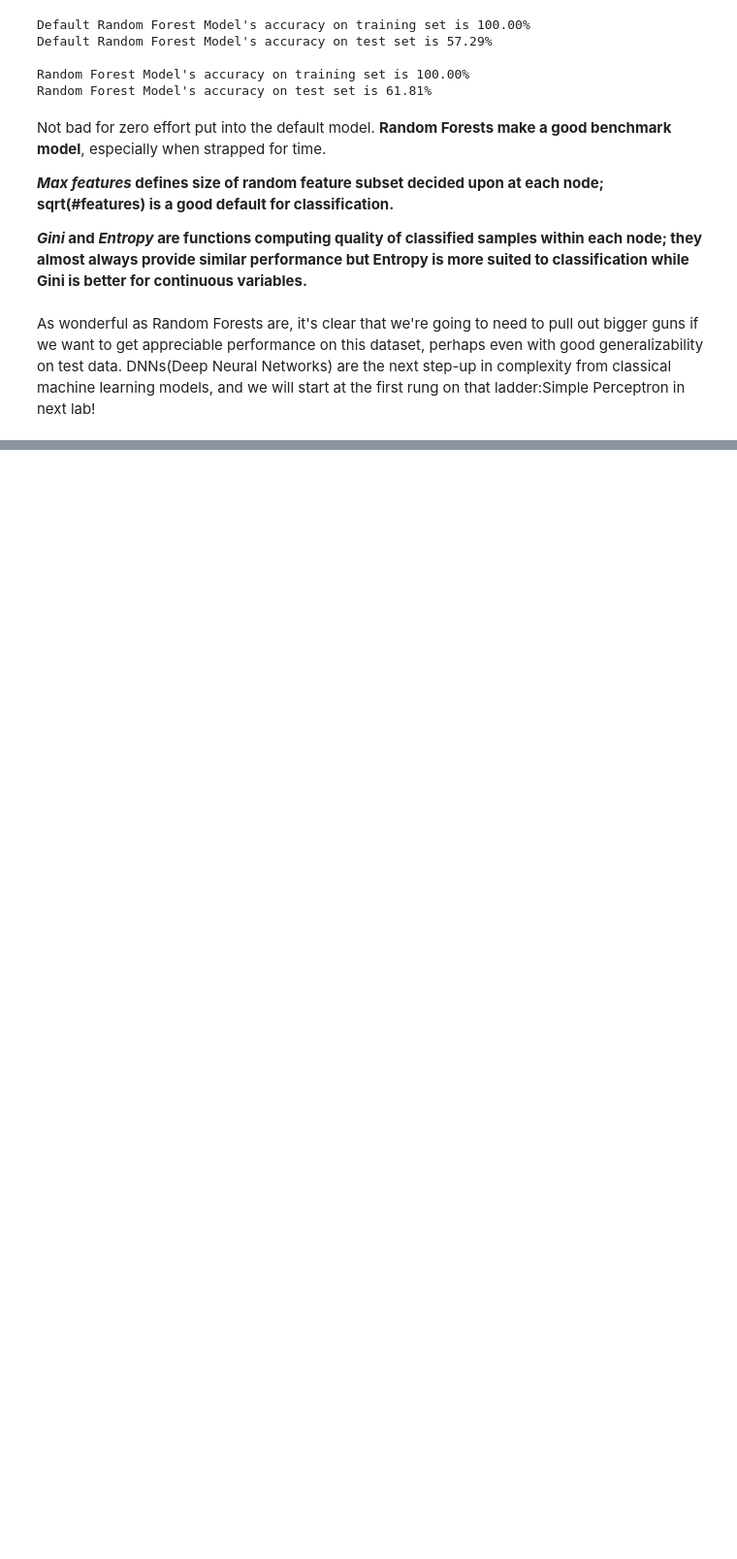
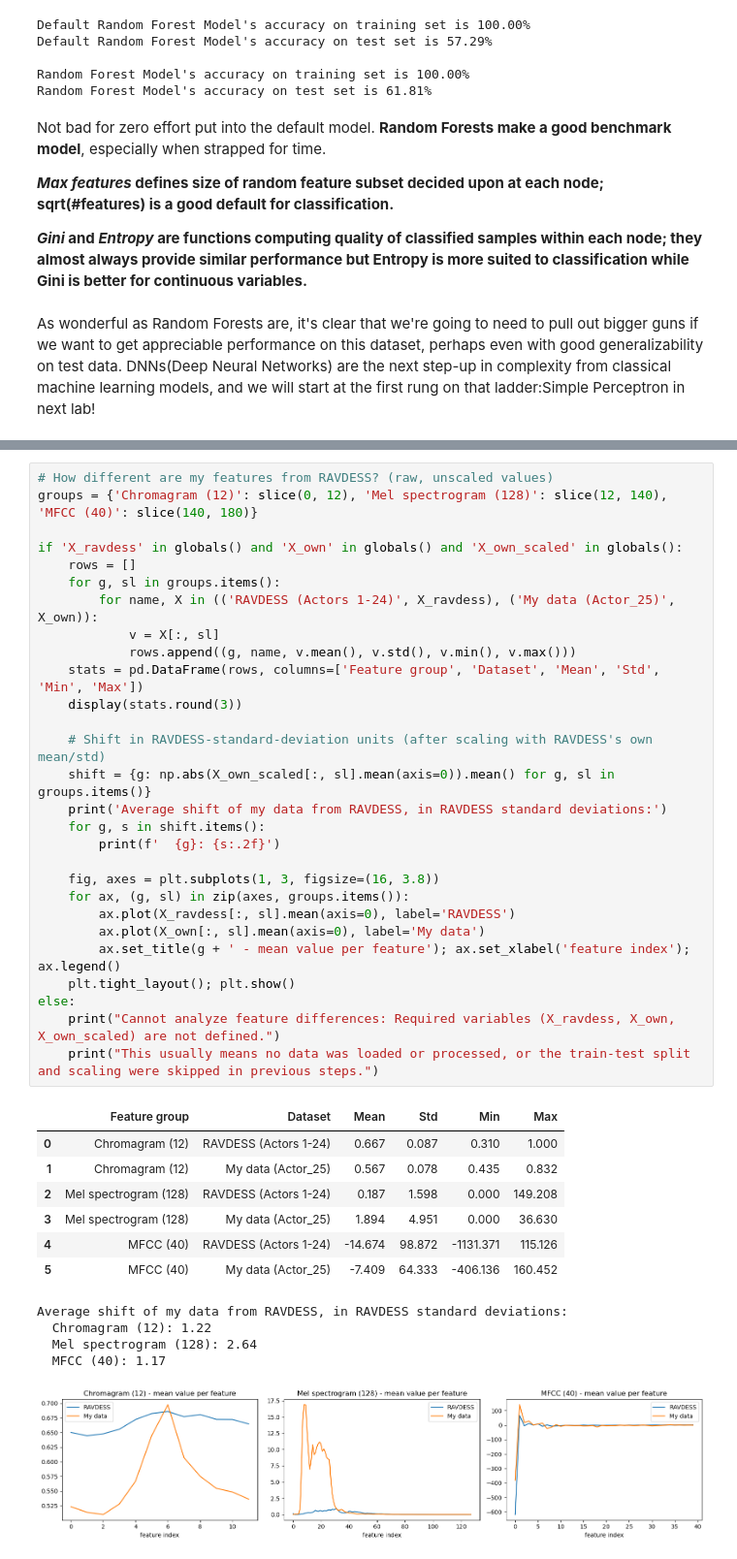
Before and after one commit to sherleen-13/my-repo-1, a Jupyter notebook: Week_3_MachineLearning.ipynb, the cells around one changed output, grey strips where cells are left out. Shown at 97% size. Saved outputs shown, nothing was run; the diff lists cells and outputs as text; blank space fills up the shorter version.

```diff
--- a/Week_3_MachineLearning.ipynb
+++ b/Week_3_MachineLearning.ipynb
@@ -621,0 +818,41 @@ As wonderful as Random Forests are, it's clear that we're going to need to pull
+# %%
+# How different are my features from RAVDESS? (raw, unscaled values)
+groups = {'Chromagram (12)': slice(0, 12), 'Mel spectrogram (128)': slice(12, 140), 'MFCC (40)': slice(140, 180)}
+
+if 'X_ravdess' in globals() and 'X_own' in globals() and 'X_own_scaled' in globals():
+    rows = []
+    for g, sl in groups.items():
+        for name, X in (('RAVDESS (Actors 1-24)', X_ravdess), ('My data (Actor_25)', X_own)):
+            v = X[:, sl]
+            rows.append((g, name, v.mean(), v.std(), v.min(), v.max()))
+    stats = pd.DataFrame(rows, columns=['Feature group', 'Dataset', 'Mean', 'Std', 'Min', 'Max'])
+    display(stats.round(3))
+
+    # Shift in RAVDESS-standard-deviation units (after scaling with RAVDESS's own mean/std)
+    shift = {g: np.abs(X_own_scaled[:, sl].mean(axis=0)).mean() for g, sl in groups.items()}
+    print('Average shift of my data from RAVDESS, in RAVDESS standard deviations:')
+    for g, s in shift.items():
+        print(f'  {g}: {s:.2f}')
+
+    fig, axes = plt.subplots(1, 3, figsize=(16, 3.8))
+    for ax, (g, sl) in zip(axes, groups.items()):
+        ax.plot(X_ravdess[:, sl].mean(axis=0), label='RAVDESS')
+        ax.plot(X_own[:, sl].mean(axis=0), label='My data')
+        ax.set_title(g + ' - mean value per feature'); ax.set_xlabel('feature index'); ax.legend()
+    plt.tight_layout(); plt.show()
+else:
+    print("Cannot analyze feature differences: Required variables (X_ravdess, X_own, X_own_scaled) are not defined.")
+    print("This usually means no data was loaded or processed, or the train-test split and scaling were skipped in previous steps.")
+# %% [output]
+|  | Feature group | Dataset | Mean | Std | Min | Max |
+| 0 | Chromagram (12) | RAVDESS (Actors 1-24) | 0.667 | 0.087 | 0.310 | 1.000 |
+| 1 | Chromagram (12) | My data (Actor_25) | 0.567 | 0.078 | 0.435 | 0.832 |
+| 2 | Mel spectrogram (128) | RAVDESS (Actors 1-24) | 0.187 | 1.598 | 0.000 | 149.208 |
+| 3 | Mel spectrogram (128) | My data (Actor_25) | 1.894 | 4.951 | 0.000 | 36.630 |
+| 4 | MFCC (40) | RAVDESS (Actors 1-24) | -14.674 | 98.872 | -1131.371 | 115.126 |
+| 5 | MFCC (40) | My data (Actor_25) | -7.409 | 64.333 | -406.136 | 160.452 |
+Average shift of my data from RAVDESS, in RAVDESS standard deviations:
+  Chromagram (12): 1.22
+  Mel spectrogram (128): 2.64
+  MFCC (40): 1.17
+[figure, added]
```
Also changed, not shown: parts of 27 cells of this notebook.
